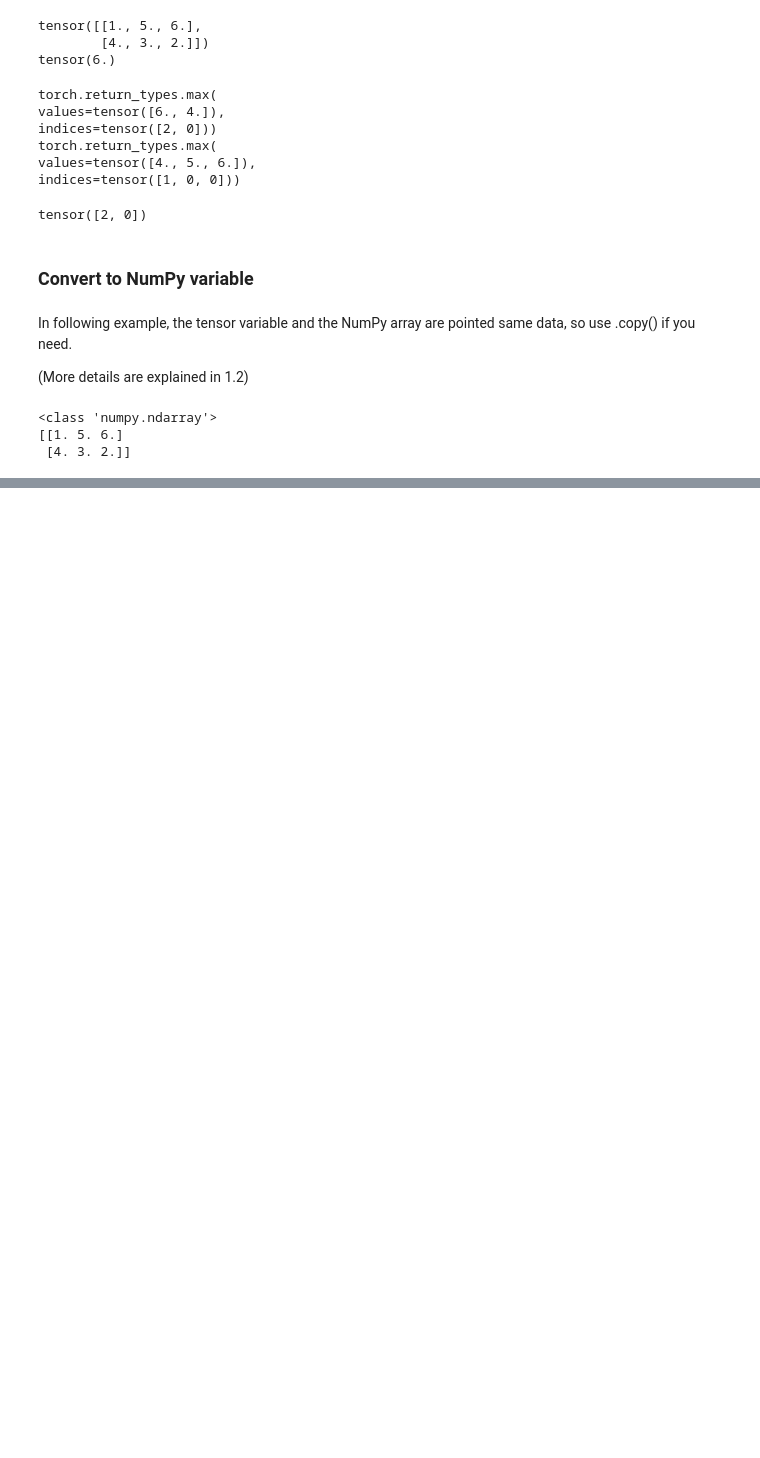
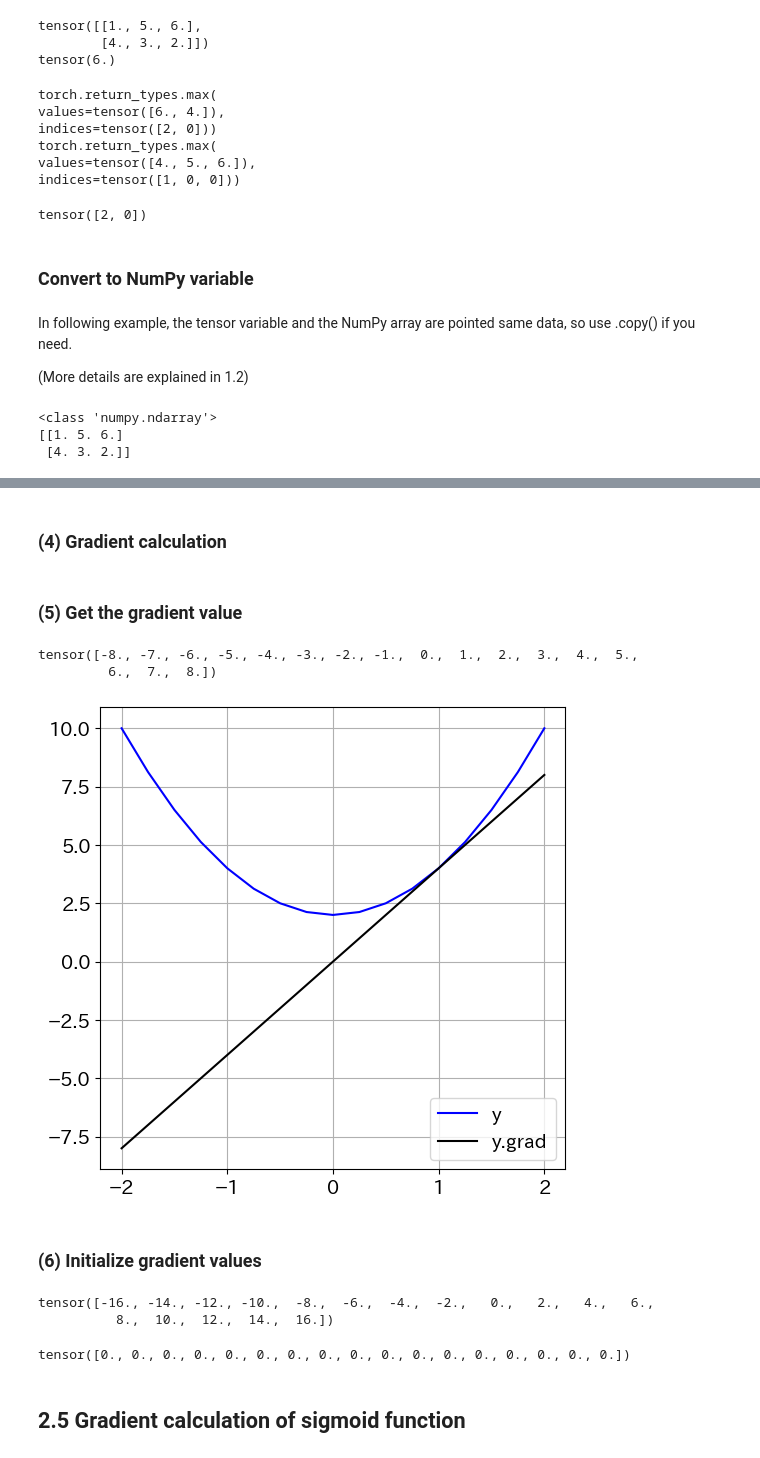
Before and after one commit to MatsukawaGenta/genmai-training, a Jupyter notebook: PyTorch_and_deeplearning_programming/notebooks/02_pytorch.ipynb, the cells around one changed output, grey strips where cells are left out. Cells and saved outputs as stored; diff of their text form; code cells hidden in the pictures; blank space fills up the shorter version.

```diff
--- a/PyTorch_and_deeplearning_programming/notebooks/02_pytorch.ipynb
+++ b/PyTorch_and_deeplearning_programming/notebooks/02_pytorch.ipynb
@@ -295,0 +383,2 @@ print(r2_np)
+# %% [markdown]
+### (4) Gradient calculation
@@ -295,0 +389,41 @@ print(r2_np)
+# %% [markdown]
+### (5) Get the gradient value
+# %%
+# (5) Get gradient values
+print(x.grad)
+# %% [output]
+tensor([-8., -7., -6., -5., -4., -3., -2., -1.,  0.,  1.,  2.,  3.,  4.,  5.,
+         6.,  7.,  8.])
+# %%
+# Show graph of the original function and gradient
+
+plt.plot(x.data, y.data, c='b', label='y')
+plt.plot(x.data, x.grad.data, c='k', label='y.grad')
+plt.legend()
+plt.show()
+# %% [output]
+[figure, added]
+# %% [markdown]
+### (6) Initialize gradient values
+# %%
+# This is bad example because x.grad keeps results so far
+# Second gradient computation without gradient initialization
+
+y = 2 * x**2 + 2
+z = y.sum()
+z.backward()
+
+# Show gradient of x
+print(x.grad)
+# %% [output]
+tensor([-16., -14., -12., -10.,  -8.,  -6.,  -4.,  -2.,   0.,   2.,   4.,   6.,
+          8.,  10.,  12.,  14.,  16.])
+# %%
+# (6) Initialize gradient values with zero_() function
+
+x.grad.zero_()
+print(x.grad)
+# %% [output]
+tensor([0., 0., 0., 0., 0., 0., 0., 0., 0., 0., 0., 0., 0., 0., 0., 0., 0.])
+# %% [markdown]
+## 2.5 Gradient calculation of sigmoid function
```
Also changed, not shown: parts of 13 cells of this notebook.
